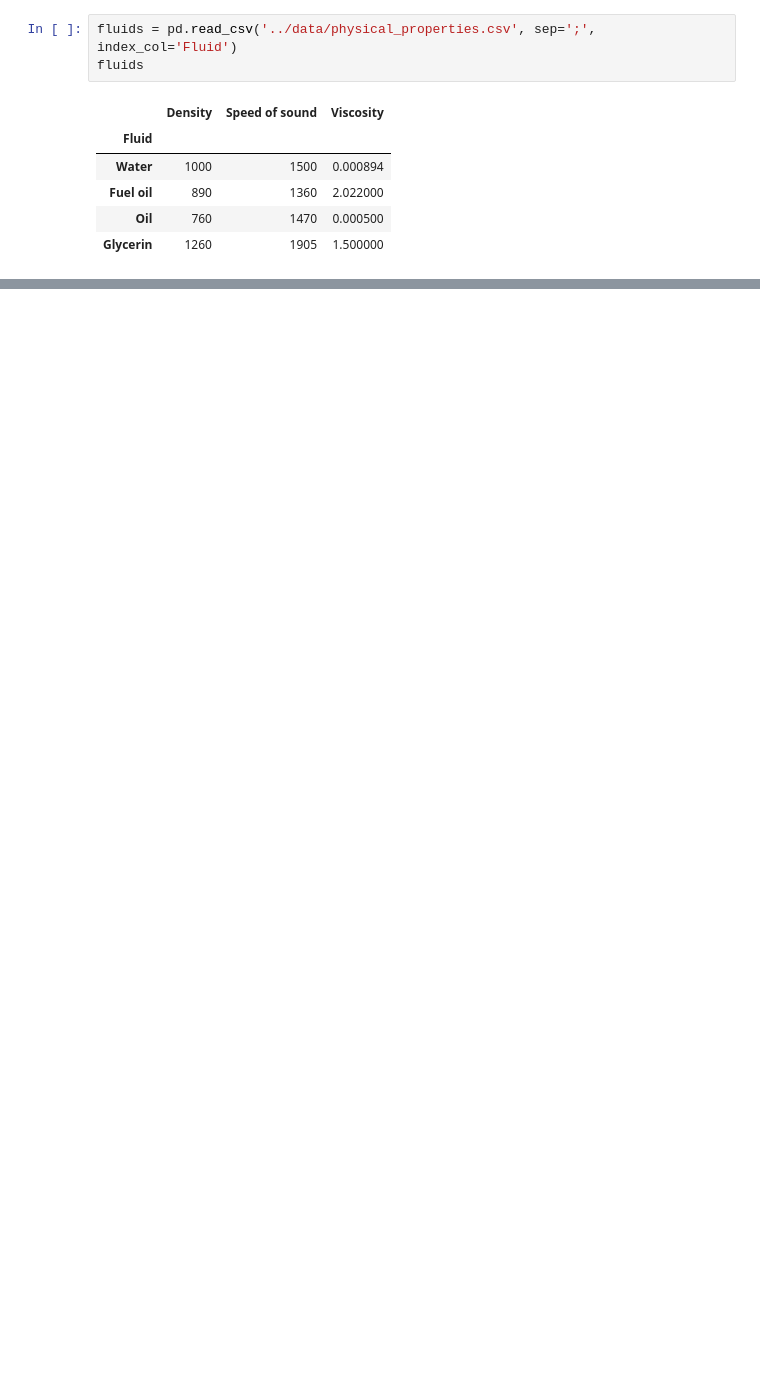
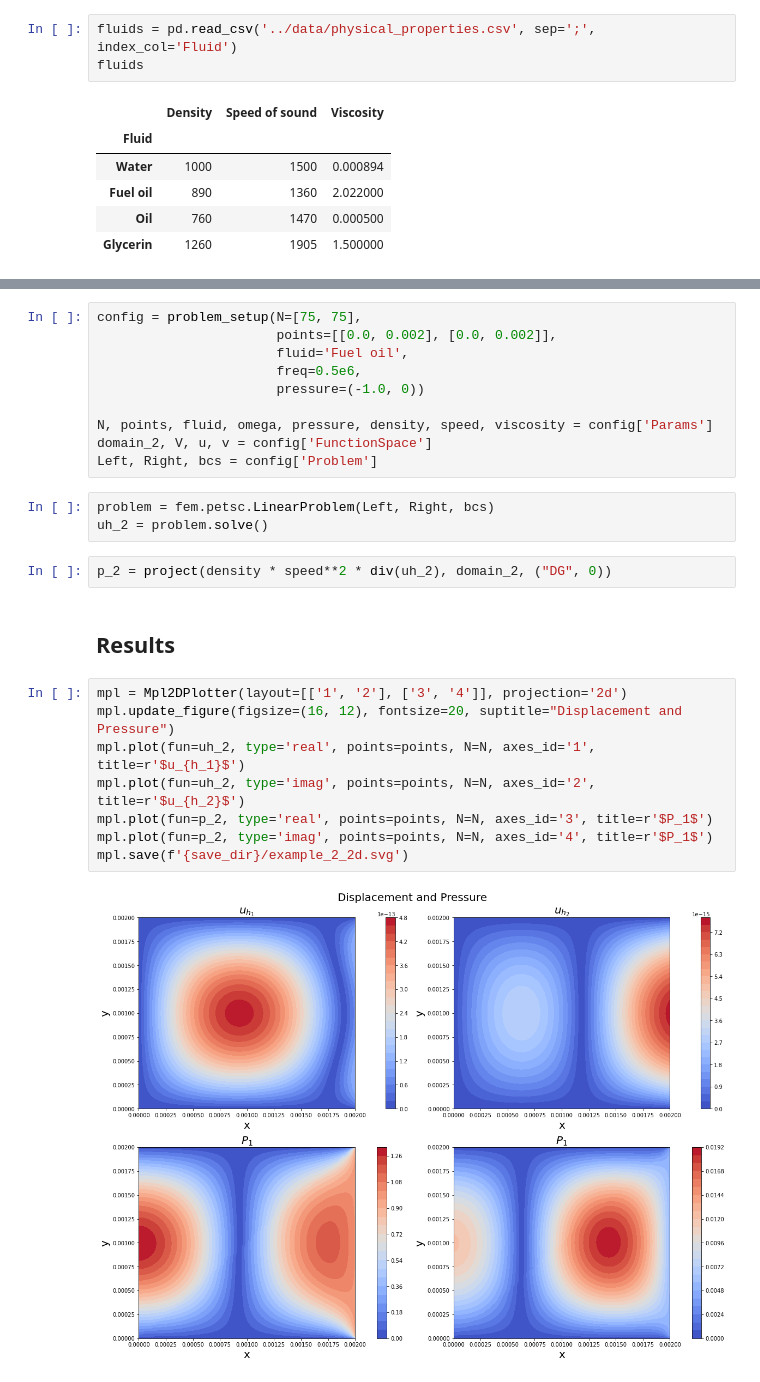
Before and after one commit to DthRazak/Dissipative-Acoustic, a Jupyter notebook: Harmonic-Oscillations/2d-homogeneous-with-dissipation.ipynb, the cells around one changed output, grey strips where cells are left out. Cells and saved outputs as stored; diff of their text form; blank space fills up the shorter version.

```diff
--- a/Harmonic-Oscillations/2d-homogeneous-with-dissipation.ipynb
+++ b/Harmonic-Oscillations/2d-homogeneous-with-dissipation.ipynb
@@ -205,0 +136,27 @@ plot_function(0, uh)
+# %%
+config = problem_setup(N=[75, 75],
+                       points=[[0.0, 0.002], [0.0, 0.002]],
+                       fluid='Fuel oil',
+                       freq=0.5e6,
+                       pressure=(-1.0, 0))
+
+N, points, fluid, omega, pressure, density, speed, viscosity = config['Params']
+domain_2, V, u, v = config['FunctionSpace']
+Left, Right, bcs = config['Problem']
+# %%
+problem = fem.petsc.LinearProblem(Left, Right, bcs)
+uh_2 = problem.solve()
+# %%
+p_2 = project(density * speed**2 * div(uh_2), domain_2, ("DG", 0))
+# %% [markdown]
+## Results
+# %%
+mpl = Mpl2DPlotter(layout=[['1', '2'], ['3', '4']], projection='2d')
+mpl.update_figure(figsize=(16, 12), fontsize=20, suptitle="Displacement and Pressure")
+mpl.plot(fun=uh_2, type='real', points=points, N=N, axes_id='1', title=r'$u_{h_1}$')
+mpl.plot(fun=uh_2, type='imag', points=points, N=N, axes_id='2', title=r'$u_{h_2}$')
+mpl.plot(fun=p_2, type='real', points=points, N=N, axes_id='3', title=r'$P_1$')
+mpl.plot(fun=p_2, type='imag', points=points, N=N, axes_id='4', title=r'$P_1$')
+mpl.save(f'{save_dir}/example_2_2d.svg')
+# %% [output]
+[figure, added]
```
Also changed, not shown: parts of 22 cells of this notebook, 14 other files.
